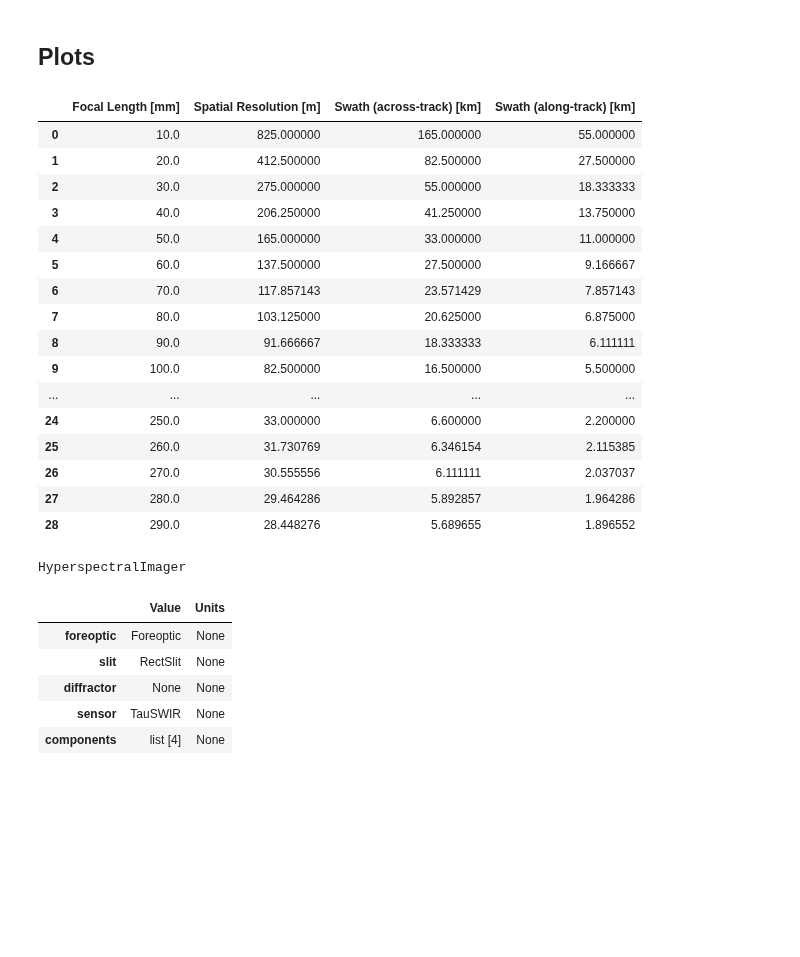
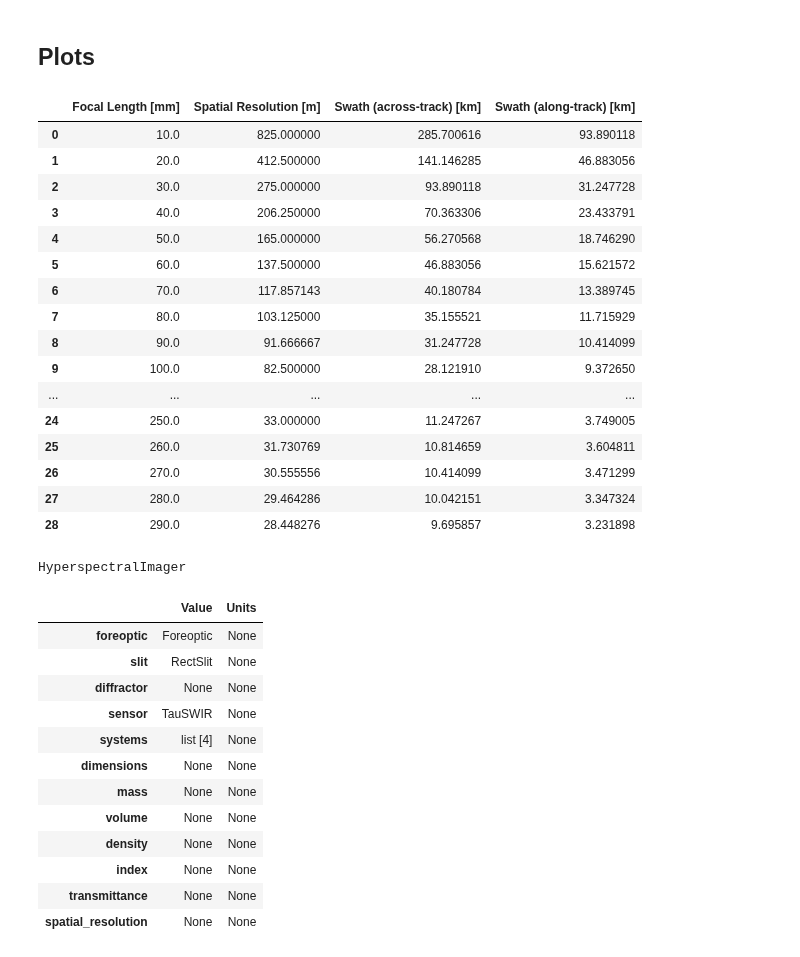
Before and after one commit to utat-ss/architect, a Jupyter notebook: tradebooks/spatial_resolution_&_swath_vs_focal_length_trade.ipynb, the cells around one changed output. Saved outputs shown, nothing was run; the diff lists cells and outputs as text; code cells hidden in the pictures; blank space fills up the shorter version.

```diff
--- a/tradebooks/spatial_resolution_&_swath_vs_focal_length_trade.ipynb
+++ b/tradebooks/spatial_resolution_&_swath_vs_focal_length_trade.ipynb
@@ -26,7 +27,7 @@ output_dir.mkdir(parents=True, exist_ok=True)
 # constants
 orbital_altitude = 550 * unit.km
 foreoptic_diameter = 44 * unit.mm
-skew_angle = np.array([0, 0]) * unit.deg
+skew_angle = np.array([40, 40]) * unit.deg
 slit_size = np.array([3, 1]) * unit.mm
 target_wavelength = 1300 * unit.nm
 
@@ -42,16 +43,14 @@ focal_length = utillib.orient_and_broadcast(
 ### Instantiation
 # %%
 # components
-sensor = components.sensors.TauSWIR()
+sensor = sensors.TauSWIR()
 
-foreoptic = components.foreoptics.Foreoptic(
-    diameter=foreoptic_diameter, focal_length=focal_length
-)
+foreoptic = foreoptics.Foreoptic(diameter=foreoptic_diameter, focal_length=focal_length)
 
-slit = components.masks.RectSlit(size=slit_size)
+slit = masks.RectSlit(size=slit_size)
 
 # systems
-payload = systems.spectrometers.HyperspectralImager(
+payload = spectrometers.HyperspectralImager(
     sensor=sensor, foreoptic=foreoptic, slit=slit
 )
 # %% [markdown]
@@ -82,58 +80,60 @@ sensor_spatial_resolution_label = (
 )
 swath_label_x = f"Swath (across-track) [{swath.unit}]"
 swath_label_y = f"Swath (along-track) [{swath.unit}]"
 
 
 data = {
     focal_length_label: focal_length[:, 0],
     sensor_spatial_resolution_label: sensor_spatial_resolution[:, 0],
     swath_label_x: swath[:, 0],
     swath_label_y: swath[:, 1],
 }
 
 df = pd.DataFrame.from_dict(data=data)
 fig = plot.line(
     df=df,
     x=focal_length_label,
     y=[
         sensor_spatial_resolution_label,
         swath_label_x,
         swath_label_y,
     ],
     title=None,
     dark=True,
 )
-df.to_csv(output_dir / "data.csv", index=False)
-plot.save(
-    fig=fig, name="spatial_resolution_&_swath_vs_focal_length_trade", path=output_dir
-)
-
 
 fig.show()
 display(df)
 display(payload)
 # %% [output]
 |  | Focal Length [mm] | Spatial Resolution [m] | Swath (across-track) [km] | Swath (along-track) [km] |
-| 0 | 10.0 | 825.000000 | 165.000000 | 55.000000 |
-| 1 | 20.0 | 412.500000 | 82.500000 | 27.500000 |
-| 2 | 30.0 | 275.000000 | 55.000000 | 18.333333 |
-| 3 | 40.0 | 206.250000 | 41.250000 | 13.750000 |
-| 4 | 50.0 | 165.000000 | 33.000000 | 11.000000 |
-| 5 | 60.0 | 137.500000 | 27.500000 | 9.166667 |
-| 6 | 70.0 | 117.857143 | 23.571429 | 7.857143 |
-| 7 | 80.0 | 103.125000 | 20.625000 | 6.875000 |
-| 8 | 90.0 | 91.666667 | 18.333333 | 6.111111 |
-| 9 | 100.0 | 82.500000 | 16.500000 | 5.500000 |
+| 0 | 10.0 | 825.000000 | 285.700616 | 93.890118 |
+| 1 | 20.0 | 412.500000 | 141.146285 | 46.883056 |
+| 2 | 30.0 | 275.000000 | 93.890118 | 31.247728 |
+| 3 | 40.0 | 206.250000 | 70.363306 | 23.433791 |
+| 4 | 50.0 | 165.000000 | 56.270568 | 18.746290 |
+| 5 | 60.0 | 137.500000 | 46.883056 | 15.621572 |
+| 6 | 70.0 | 117.857143 | 40.180784 | 13.389745 |
+| 7 | 80.0 | 103.125000 | 35.155521 | 11.715929 |
+| 8 | 90.0 | 91.666667 | 31.247728 | 10.414099 |
+| 9 | 100.0 | 82.500000 | 28.121910 | 9.372650 |
 | ... | ... | ... | ... | ... |
-| 24 | 250.0 | 33.000000 | 6.600000 | 2.200000 |
-| 25 | 260.0 | 31.730769 | 6.346154 | 2.115385 |
-| 26 | 270.0 | 30.555556 | 6.111111 | 2.037037 |
-| 27 | 280.0 | 29.464286 | 5.892857 | 1.964286 |
-| 28 | 290.0 | 28.448276 | 5.689655 | 1.896552 |
+| 24 | 250.0 | 33.000000 | 11.247267 | 3.749005 |
+| 25 | 260.0 | 31.730769 | 10.814659 | 3.604811 |
+| 26 | 270.0 | 30.555556 | 10.414099 | 3.471299 |
+| 27 | 280.0 | 29.464286 | 10.042151 | 3.347324 |
+| 28 | 290.0 | 28.448276 | 9.695857 | 3.231898 |
 HyperspectralImager
 |  | Value | Units |
 | foreoptic | Foreoptic | None |
 | slit | RectSlit | None |
 | diffractor | None | None |
 | sensor | TauSWIR | None |
-| components | list [4] | None |
+| systems | list [4] | None |
+| dimensions | None | None |
+| mass | None | None |
+| volume | None | None |
+| density | None | None |
+| index | None | None |
+| transmittance | None | None |
+| spatial_resolution | None | None |
```
Also changed, not shown: parts of 2 cells of this notebook, 1 other file.
